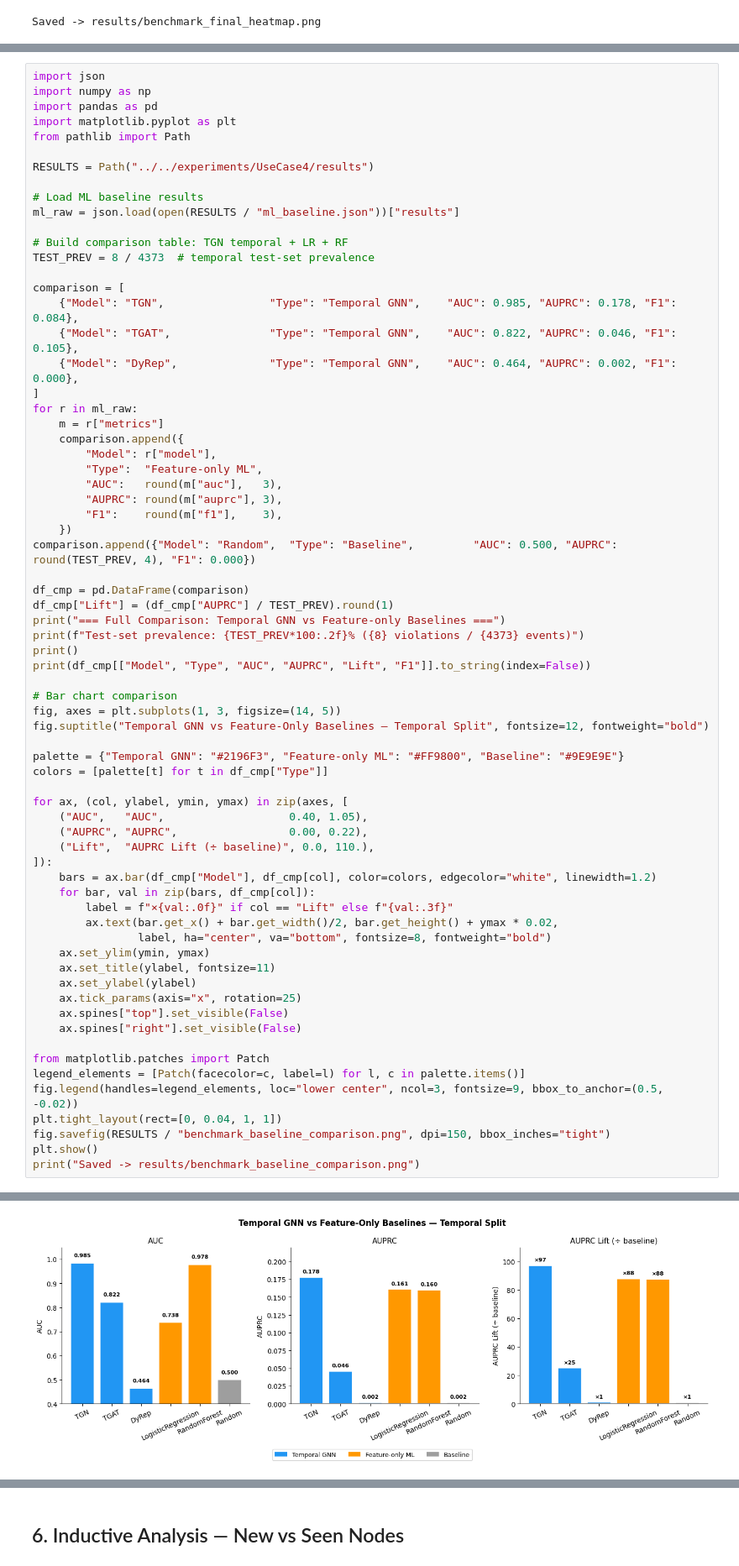
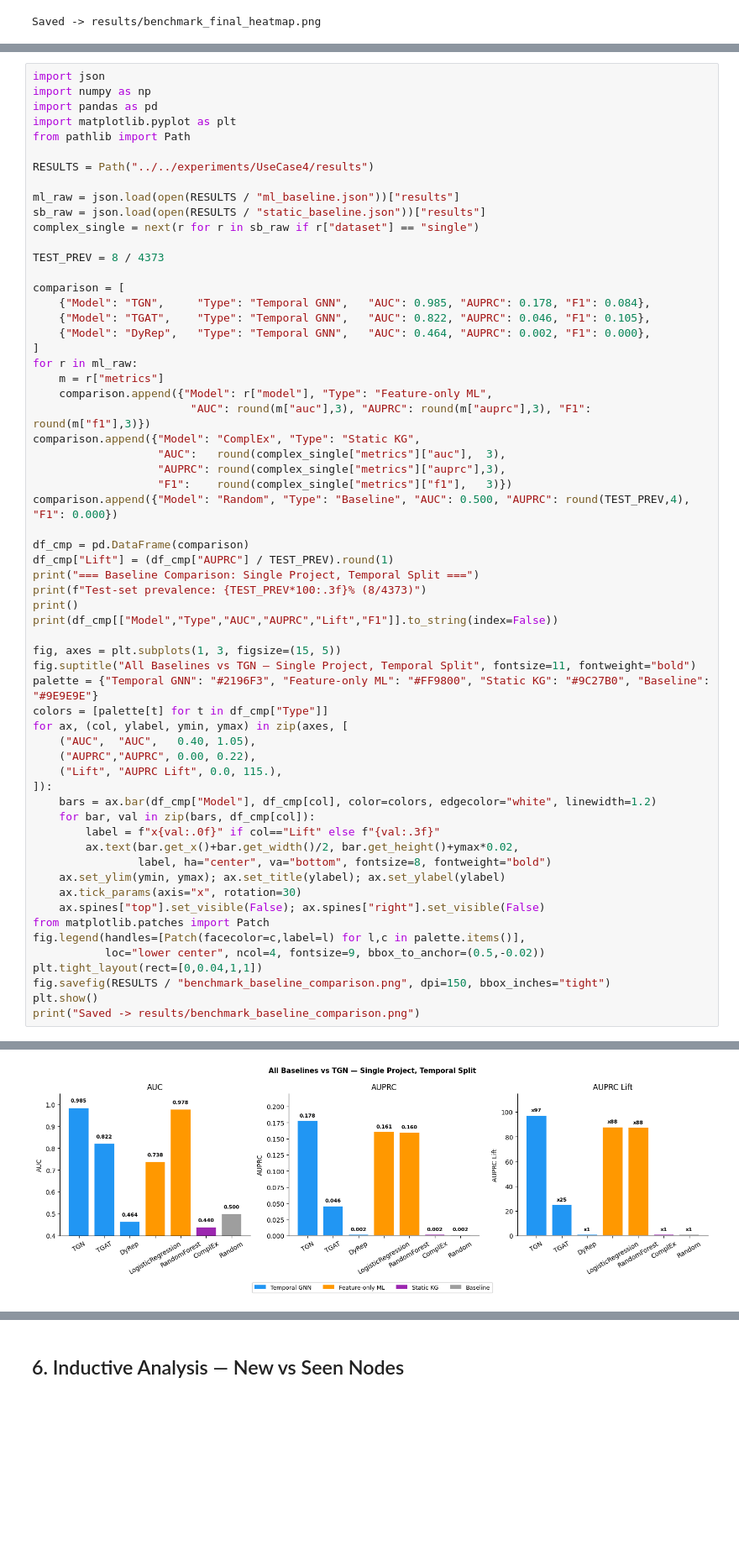
Before and after one commit to OttaviaBiagi/TKG_Thesis, a Jupyter notebook: notebooks/UseCase4/08_model_benchmark_final.ipynb, the cells around one changed output, grey strips where cells are left out. Shown at 84% size. Cells and saved outputs as stored; diff of their text form; blank space fills up the shorter version.

```diff
--- a/notebooks/UseCase4/08_model_benchmark_final.ipynb
+++ b/notebooks/UseCase4/08_model_benchmark_final.ipynb
@@ -690,63 +688,55 @@ from pathlib import Path
 
 RESULTS = Path("../../experiments/UseCase4/results")
 
-# Load ML baseline results
 ml_raw = json.load(open(RESULTS / "ml_baseline.json"))["results"]
+sb_raw = json.load(open(RESULTS / "static_baseline.json"))["results"]
+complex_single = next(r for r in sb_raw if r["dataset"] == "single")
 
-# Build comparison table: TGN temporal + LR + RF
-TEST_PREV = 8 / 4373  # temporal test-set prevalence
+TEST_PREV = 8 / 4373
 
 comparison = [
-    {"Model": "TGN",                "Type": "Temporal GNN",    "AUC": 0.985, "AUPRC": 0.178, "F1": 0.084},
-    {"Model": "TGAT",               "Type": "Temporal GNN",    "AUC": 0.822, "AUPRC": 0.046, "F1": 0.105},
-    {"Model": "DyRep",              "Type": "Temporal GNN",    "AUC": 0.464, "AUPRC": 0.002, "F1": 0.000},
+    {"Model": "TGN",     "Type": "Temporal GNN",   "AUC": 0.985, "AUPRC": 0.178, "F1": 0.084},
+    {"Model": "TGAT",    "Type": "Temporal GNN",   "AUC": 0.822, "AUPRC": 0.046, "F1": 0.105},
+    {"Model": "DyRep",   "Type": "Temporal GNN",   "AUC": 0.464, "AUPRC": 0.002, "F1": 0.000},
 ]
 for r in ml_raw:
     m = r["metrics"]
-    comparison.append({
-        "Model": r["model"],
-        "Type":  "Feature-only ML",
-        "AUC":   round(m["auc"],   3),
-        "AUPRC": round(m["auprc"], 3),
-        "F1":    round(m["f1"],    3),
-    })
-comparison.append({"Model": "Random",  "Type": "Baseline",         "AUC": 0.500, "AUPRC": round(TEST_PREV, 4), "F1": 0.000})
+    comparison.append({"Model": r["model"], "Type": "Feature-only ML",
+                        "AUC": round(m["auc"],3), "AUPRC": round(m["auprc"],3), "F1": round(m["f1"],3)})
+comparison.append({"Model": "ComplEx", "Type": "Static KG",
+                   "AUC":   round(complex_single["metrics"]["auc"],  3),
+                   "AUPRC": round(complex_single["metrics"]["auprc"],3),
+                   "F1":    round(complex_single["metrics"]["f1"],   3)})
+comparison.append({"Model": "Random", "Type": "Baseline", "AUC": 0.500, "AUPRC": round(TEST_PREV,4), "F1": 0.000})
 
 df_cmp = pd.DataFrame(comparison)
 df_cmp["Lift"] = (df_cmp["AUPRC"] / TEST_PREV).round(1)
-print("=== Full Comparison: Temporal GNN vs Feature-only Baselines ===")
-print(f"Test-set prevalence: {TEST_PREV*100:.2f}% ({8} violations / {4373} events)")
+print("=== Baseline Comparison: Single Project, Temporal Split ===")
+print(f"Test-set prevalence: {TEST_PREV*100:.3f}% (8/4373)")
 print()
-print(df_cmp[["Model", "Type", "AUC", "AUPRC", "Lift", "F1"]].to_string(index=False))
+print(df_cmp[["Model","Type","AUC","AUPRC","Lift","F1"]].to_string(index=False))
 
-# Bar chart comparison
-fig, axes = plt.subplots(1, 3, figsize=(14, 5))
-fig.suptitle("Temporal GNN vs Feature-Only Baselines — Temporal Split", fontsize=12, fontweight="bold")
-
-palette = {"Temporal GNN": "#2196F3", "Feature-only ML": "#FF9800", "Baseline": "#9E9E9E"}
+fig, axes = plt.subplots(1, 3, figsize=(15, 5))
+fig.suptitle("All Baselines vs TGN — Single Project, Temporal Split", fontsize=11, fontweight="bold")
+palette = {"Temporal GNN": "#2196F3", "Feature-only ML": "#FF9800", "Static KG": "#9C27B0", "Baseline": "#9E9E9E"}
 colors = [palette[t] for t in df_cmp["Type"]]
-
 for ax, (col, ylabel, ymin, ymax) in zip(axes, [
-    ("AUC",   "AUC",                   0.40, 1.05),
-    ("AUPRC", "AUPRC",                 0.00, 0.22),
-    ("Lift",  "AUPRC Lift (÷ baseline)", 0.0, 110.),
+    ("AUC",  "AUC",   0.40, 1.05),
+    ("AUPRC","AUPRC", 0.00, 0.22),
+    ("Lift", "AUPRC Lift", 0.0, 115.),
 ]):
     bars = ax.bar(df_cmp["Model"], df_cmp[col], color=colors, edgecolor="white", linewidth=1.2)
     for bar, val in zip(bars, df_cmp[col]):
-        label = f"×{val:.0f}" if col == "Lift" else f"{val:.3f}"
-        ax.text(bar.get_x() + bar.get_width()/2, bar.get_height() + ymax * 0.02,
+        label = f"x{val:.0f}" if col=="Lift" else f"{val:.3f}"
+        ax.text(bar.get_x()+bar.get_width()/2, bar.get_height()+ymax*0.02,
                 label, ha="center", va="bottom", fontsize=8, fontweight="bold")
-    ax.set_ylim(ymin, ymax)
-    ax.set_title(ylabel, fontsize=11)
-    ax.set_ylabel(ylabel)
-    ax.tick_params(axis="x", rotation=25)
-    ax.spines["top"].set_visible(False)
-    ax.spines["right"].set_visible(False)
-
+    ax.set_ylim(ymin, ymax); ax.set_title(ylabel); ax.set_ylabel(ylabel)
+    ax.tick_params(axis="x", rotation=30)
+    ax.spines["top"].set_visible(False); ax.spines["right"].set_visible(False)
 from matplotlib.patches import Patch
-legend_elements = [Patch(facecolor=c, label=l) for l, c in palette.items()]
-fig.legend(handles=legend_elements, loc="lower center", ncol=3, fontsize=9, bbox_to_anchor=(0.5, -0.02))
-plt.tight_layout(rect=[0, 0.04, 1, 1])
+fig.legend(handles=[Patch(facecolor=c,label=l) for l,c in palette.items()],
+           loc="lower center", ncol=4, fontsize=9, bbox_to_anchor=(0.5,-0.02))
+plt.tight_layout(rect=[0,0.04,1,1])
 fig.savefig(RESULTS / "benchmark_baseline_comparison.png", dpi=150, bbox_inches="tight")
 plt.show()
 print("Saved -> results/benchmark_baseline_comparison.png")
@@ -763,3 +754,3 @@ LogisticRegression Feature-only ML 0.738 0.1610  88.0 0.024
             Random        Baseline 0.500 0.0018   1.0 0.000
-[figure, old version]
+[figure, new version]
 Saved -> results/benchmark_baseline_comparison.png
```
Also changed, not shown: parts of 10 cells of this notebook, 1 other file.
